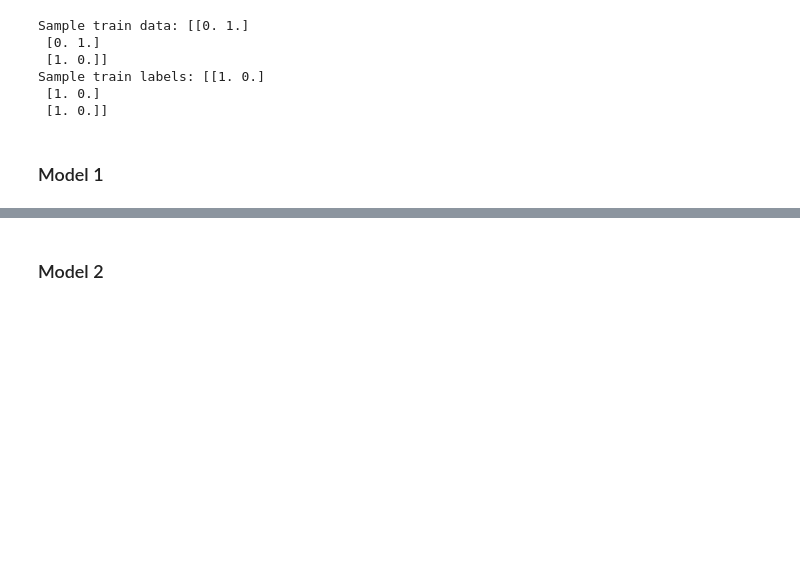
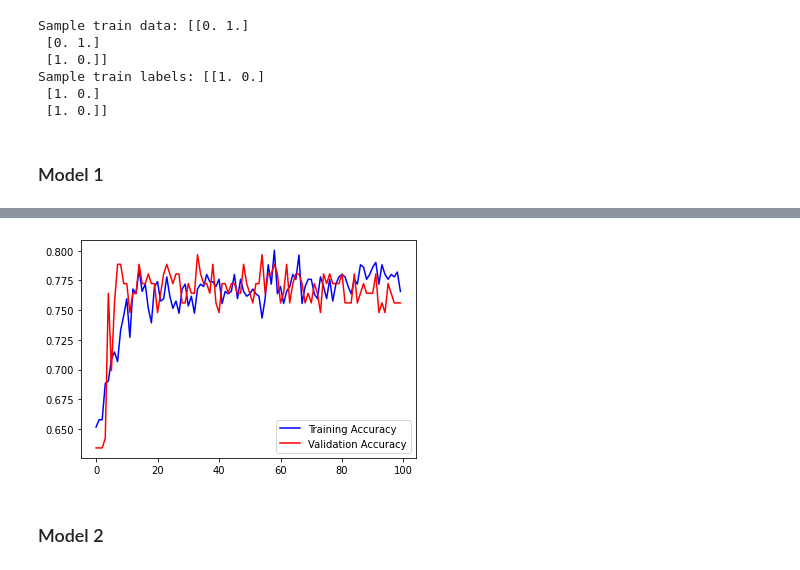
Before and after one commit to ArjunNarayan2066/Test, a Jupyter notebook: A2Q1.ipynb, the cells around one changed output, grey strips where cells are left out. Drawn from its saved outputs; the diff is of its cells as text; code cells hidden in the pictures; blank space fills up the shorter version.

```diff
--- a/A2Q1.ipynb
+++ b/A2Q1.ipynb
@@ -264,7 +194,7 @@ Wall time: 1h 47min 19s
 # %%
 plt.figure(6)
-plt.plot(history.history['accuracy'], 'b')
-plt.plot(history.history['val_accuracy'], 'r')
+plt.plot(hist.history['accuracy'], 'b')
+plt.plot(hist.history['val_accuracy'], 'r')
 plt.legend(['Training Accuracy', 'Validation Accuracy'])
 
 test_loss, test_acc = model_1.evaluate(test_fields,  test_labels_enc)
@@ -279,3 +209,4 @@ Test loss:  30.570775985717773
+[figure, added]
 # %% [markdown]
 ### Model 2
 # %%
```
Also changed, not shown: parts of 4 cells of this notebook.
